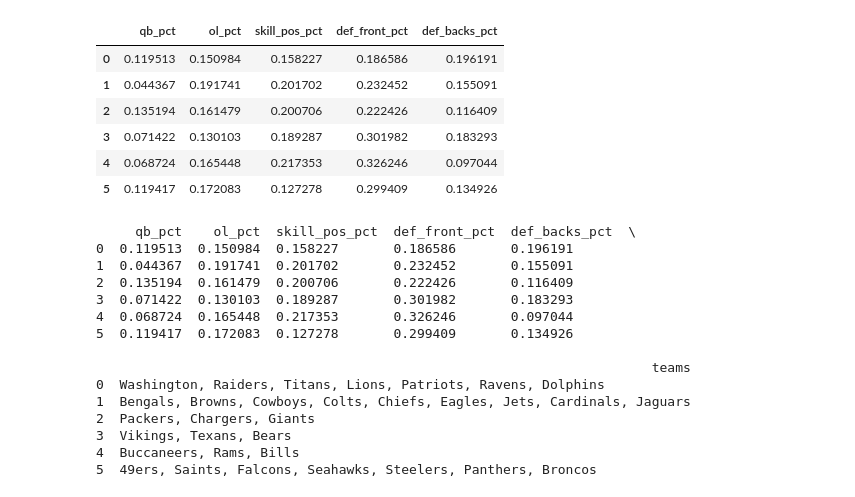
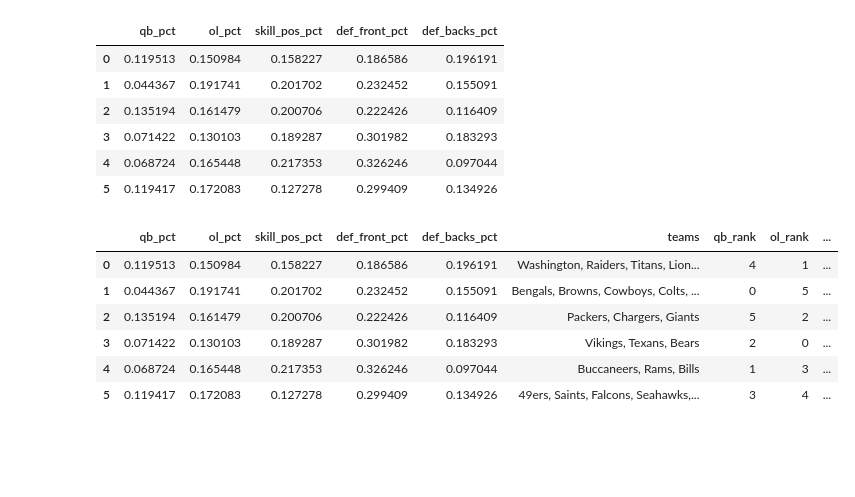
Before and after one commit to javendano585/NFL_Data, a Jupyter notebook: Salary_Cap/Positional_Spending_Analysis.ipynb, the cells around one changed output. Drawn from its saved outputs; the diff is of its cells as text; code cells hidden in the pictures; blank space fills up the shorter version.

```diff
--- a/Salary_Cap/Positional_Spending_Analysis.ipynb
+++ b/Salary_Cap/Positional_Spending_Analysis.ipynb
@@ -249,22 +252,19 @@ km_centers_df
 | 3 | 0.071422 | 0.130103 | 0.189287 | 0.301982 | 0.183293 |
 | 4 | 0.068724 | 0.165448 | 0.217353 | 0.326246 | 0.097044 |
 | 5 | 0.119417 | 0.172083 | 0.127278 | 0.299409 | 0.134926 |
-# %%
-with pd.option_context('display.max_colwidth', -1):
-    print(km_centers_df.join(group_2019_df.set_index('group')))
-# %% [output]
-     qb_pct    ol_pct  skill_pos_pct  def_front_pct  def_backs_pct  \
-0  0.119513  0.150984  0.158227       0.186586       0.196191
-1  0.044367  0.191741  0.201702       0.232452       0.155091
-2  0.135194  0.161479  0.200706       0.222426       0.116409
-3  0.071422  0.130103  0.189287       0.301982       0.183293
-4  0.068724  0.165448  0.217353       0.326246       0.097044
-5  0.119417  0.172083  0.127278       0.299409       0.134926
-
-                                                                       teams
-0  Washington, Raiders, Titans, Lions, Patriots, Ravens, Dolphins
-1  Bengals, Browns, Cowboys, Colts, Chiefs, Eagles, Jets, Cardinals, Jaguars
-2  Packers, Chargers, Giants
-3  Vikings, Texans, Bears
-4  Buccaneers, Rams, Bills
-5  49ers, Saints, Falcons, Seahawks, Steelers, Panthers, Broncos
+# %%
+km_table = km_centers_df.join(group_2019_df.set_index('group'))
+km_table['qb_rank'] = km_table.qb_pct.rank(method='first', ascending=True).astype('int') - 1
+km_table['ol_rank'] = km_table.ol_pct.rank(method='first', ascending=True).astype('int') - 1
+km_table['skill_pos_rank'] = km_table.skill_pos_pct.rank(method='first', ascending=True).astype('int') - 1
+km_table['def_front_rank'] = km_table.def_front_pct.rank(method='first', ascending=True).astype('int') - 1
+km_table['def_backs_rank'] = km_table.def_backs_pct.rank(method='first', ascending=True).astype('int') - 1
+km_table
+# %% [output]
+|  | qb_pct | ol_pct | skill_pos_pct | def_front_pct | def_backs_pct | teams | qb_rank | ol_rank | ... |
+| 0 | 0.119513 | 0.150984 | 0.158227 | 0.186586 | 0.196191 | Washington, Raiders, Titans, Lion... | 4 | 1 | ... |
+| 1 | 0.044367 | 0.191741 | 0.201702 | 0.232452 | 0.155091 | Bengals, Browns, Cowboys, Colts, ... | 0 | 5 | ... |
+| 2 | 0.135194 | 0.161479 | 0.200706 | 0.222426 | 0.116409 | Packers, Chargers, Giants | 5 | 2 | ... |
+| 3 | 0.071422 | 0.130103 | 0.189287 | 0.301982 | 0.183293 | Vikings, Texans, Bears | 2 | 0 | ... |
+| 4 | 0.068724 | 0.165448 | 0.217353 | 0.326246 | 0.097044 | Buccaneers, Rams, Bills | 1 | 3 | ... |
+| 5 | 0.119417 | 0.172083 | 0.127278 | 0.299409 | 0.134926 | 49ers, Saints, Falcons, Seahawks,... | 3 | 4 | ... |
```
Also changed, not shown: parts of 3 cells of this notebook, 1 other file.
